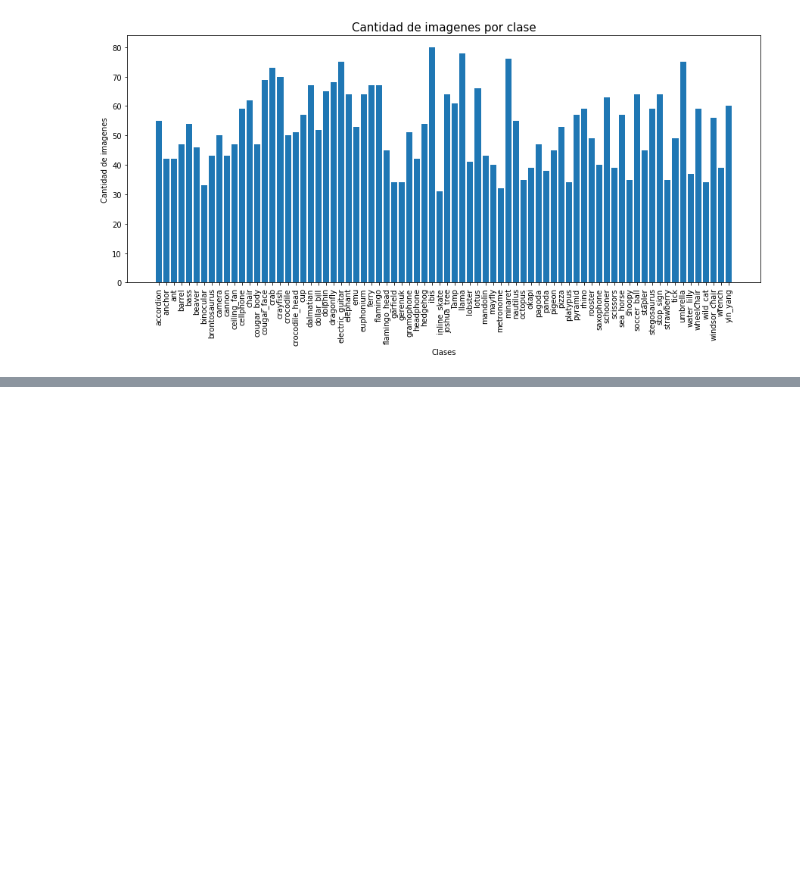
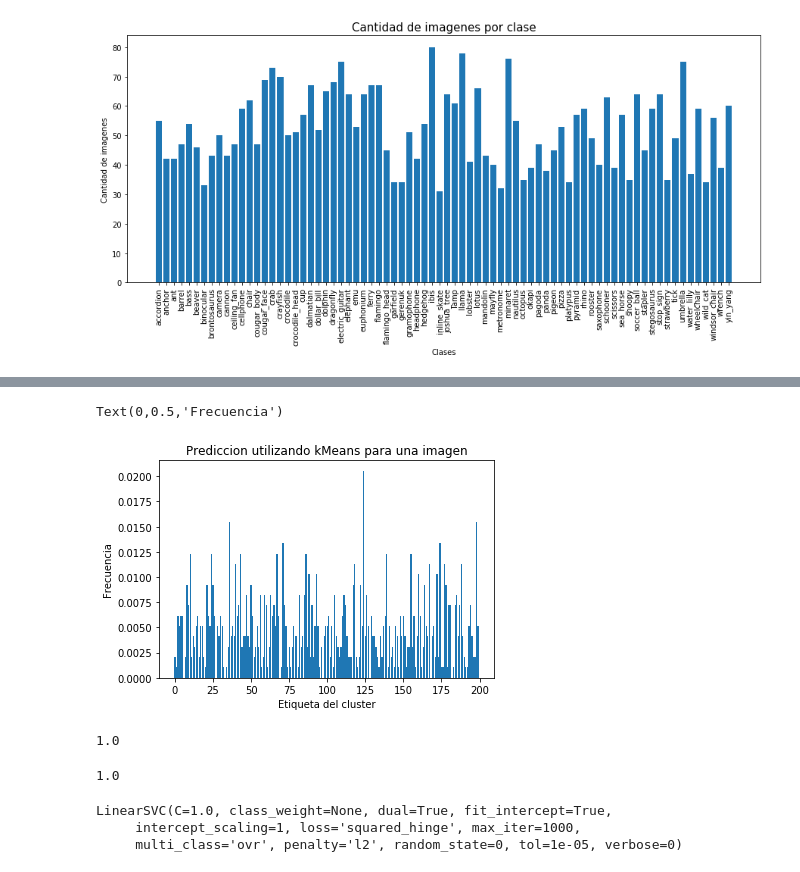
Before and after one commit to ordaz13/VC_GIT, a Jupyter notebook: Practica04_158525.ipynb, the cells around one changed output, grey strips where cells are left out. Cells and saved outputs as stored; diff of their text form; code cells hidden in the pictures; blank space fills up the shorter version.

```diff
--- a/Practica04_158525.ipynb
+++ b/Practica04_158525.ipynb
@@ -77,0 +128,23 @@ def compute_SIFT(imagen):
+# %%
+def get_bow(imagen):
+    imgSIFT, descriptores = compute_SIFT(imagen)
+    etiquetas = []
+    for i in range(np.shape(descriptores)[0]):
+        cercano = kmeans.predict([descriptores[i]])
+        for j in range(len(cercano)):
+            etiquetas.append(cercano[j])
+    distribucion = np.zeros((1,200))
+    for k in range(len(etiquetas)):
+        distribucion[0,etiquetas[k]] = distribucion[0,etiquetas[k]] + 1
+    return distribucion[0]/len(etiquetas)
+
+valor = randint(0, len(imgTrain) - 1)
+distribucion = get_bow(imgTrain[valor])
+plt.figure()
+plt.bar(range(200), distribucion)
+plt.title('Prediccion utilizando kMeans para una imagen')
+plt.xlabel('Etiqueta del cluster')
+plt.ylabel('Frecuencia')
+# %% [output]
+Text(0,0.5,'Frecuencia')
+[figure, added]
@@ -77,0 +158,5 @@ def compute_SIFT(imagen):
+# %%
+prueba = randint(0,len(BOW_train))
+print(np.sum(BOW_train[prueba]))
+# %% [output]
+1.0
@@ -77,0 +170,12 @@ def compute_SIFT(imagen):
+# %%
+prueba = randint(0,len(BOW_val))
+print(np.sum(BOW_val[prueba]))
+# %% [output]
+1.0
+# %%
+clf = LinearSVC(random_state = 0, tol = 1e-5)
+clf.fit(BOW_train, etiquetasTrain)
+# %% [output]
+LinearSVC(C=1.0, class_weight=None, dual=True, fit_intercept=True,
+     intercept_scaling=1, loss='squared_hinge', max_iter=1000,
+     multi_class='ovr', penalty='l2', random_state=0, tol=1e-05, verbose=0)
```
Also changed, not shown: parts of 9 cells of this notebook.
